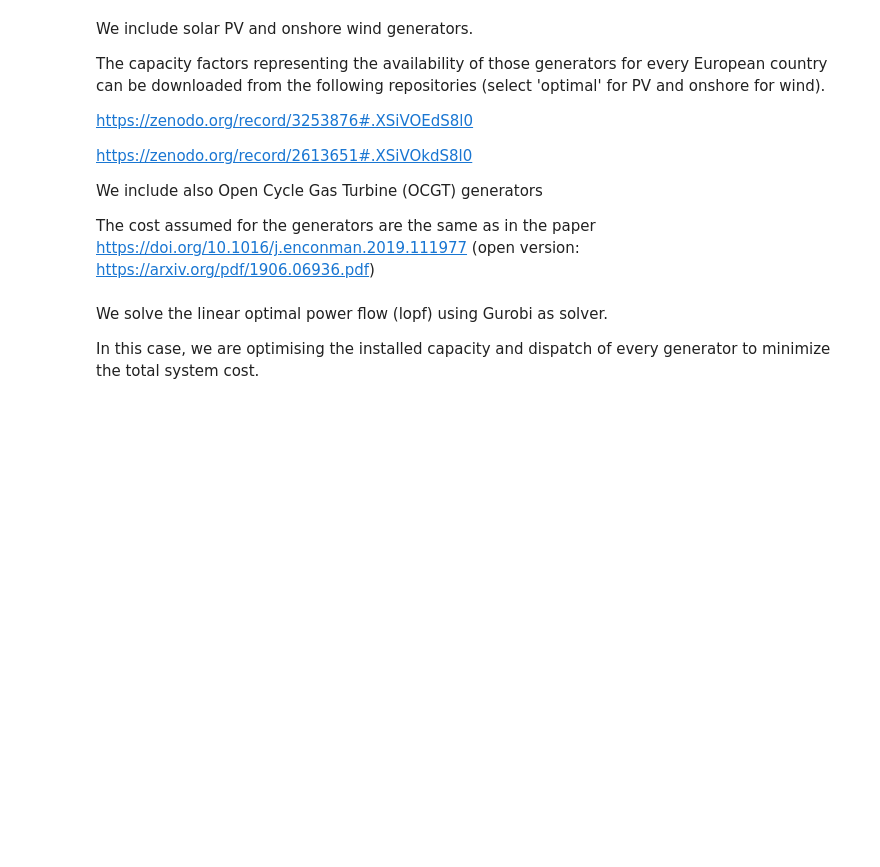
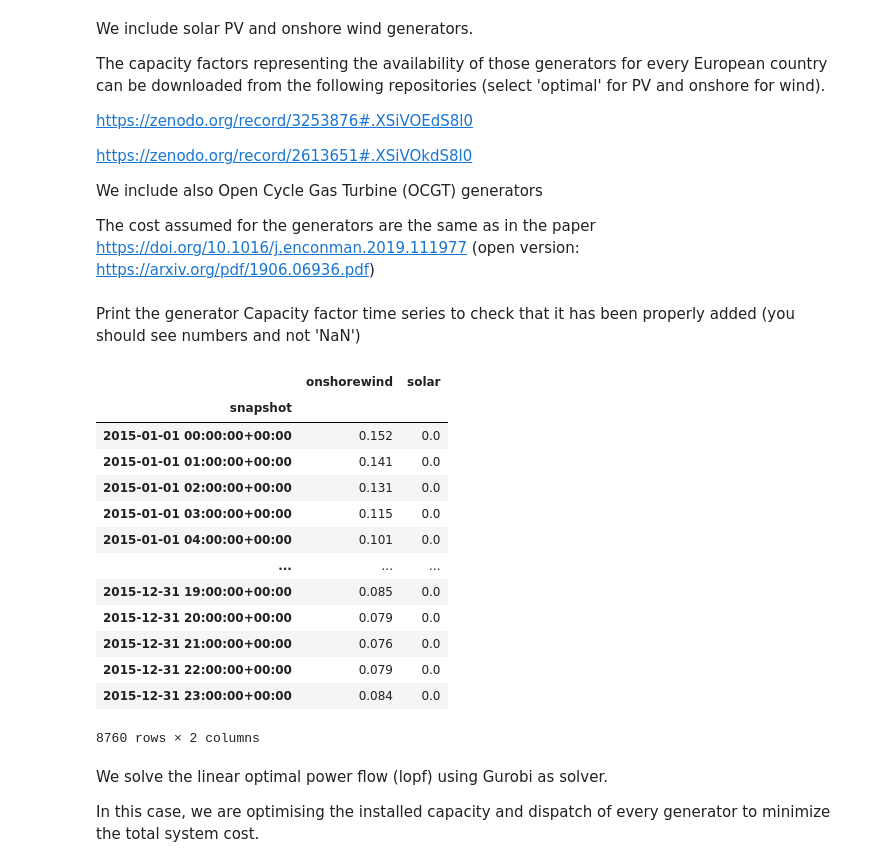
Before and after one commit to martavp/MESM_project, a Jupyter notebook: RES_project.ipynb, the cells around one changed output. Drawn from its saved outputs; the diff is of its cells as text; code cells hidden in the pictures; blank space fills up the shorter version.

```diff
--- a/RES_project.ipynb
+++ b/RES_project.ipynb
@@ -115,6 +157,25 @@ network.add("Generator",
             #p_nom_max=1000,
             capital_cost = capital_cost_OCGT,
             marginal_cost = marginal_cost_OCGT)
+# %% [markdown]
+Print the generator Capacity factor time series to check that it has been properly added (you should see numbers and not 'NaN')
+# %%
+network.generators_t.p_max_pu
+# %% [output]
+|  | onshorewind | solar |
+| snapshot |  |  |
+| 2015-01-01 00:00:00+00:00 | 0.152 | 0.0 |
+| 2015-01-01 01:00:00+00:00 | 0.141 | 0.0 |
+| 2015-01-01 02:00:00+00:00 | 0.131 | 0.0 |
+| 2015-01-01 03:00:00+00:00 | 0.115 | 0.0 |
+| 2015-01-01 04:00:00+00:00 | 0.101 | 0.0 |
+| ... | ... | ... |
+| 2015-12-31 19:00:00+00:00 | 0.085 | 0.0 |
+| 2015-12-31 20:00:00+00:00 | 0.079 | 0.0 |
+| 2015-12-31 21:00:00+00:00 | 0.076 | 0.0 |
+| 2015-12-31 22:00:00+00:00 | 0.079 | 0.0 |
+| 2015-12-31 23:00:00+00:00 | 0.084 | 0.0 |
+8760 rows × 2 columns
 # %% [markdown]
 We solve the linear optimal power flow (lopf) using Gurobi as solver.
 
```
Also changed, not shown: parts of 19 cells of this notebook, 2 other files.
